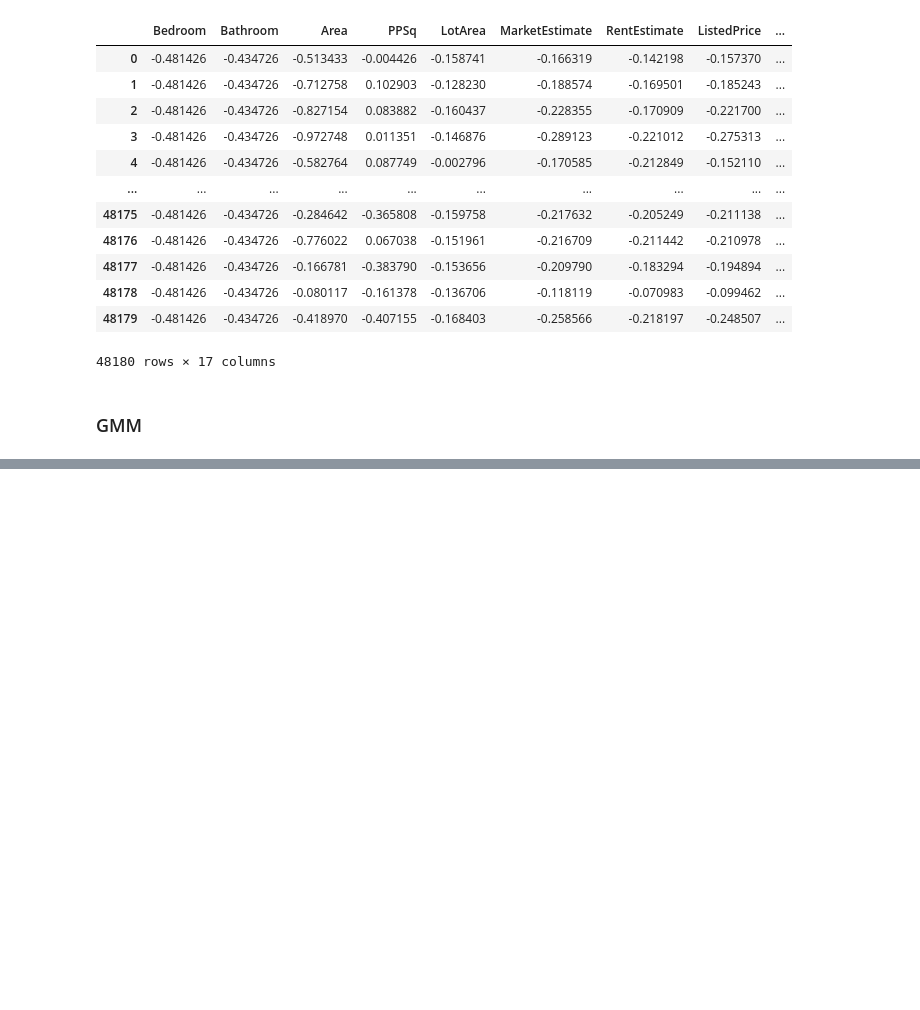
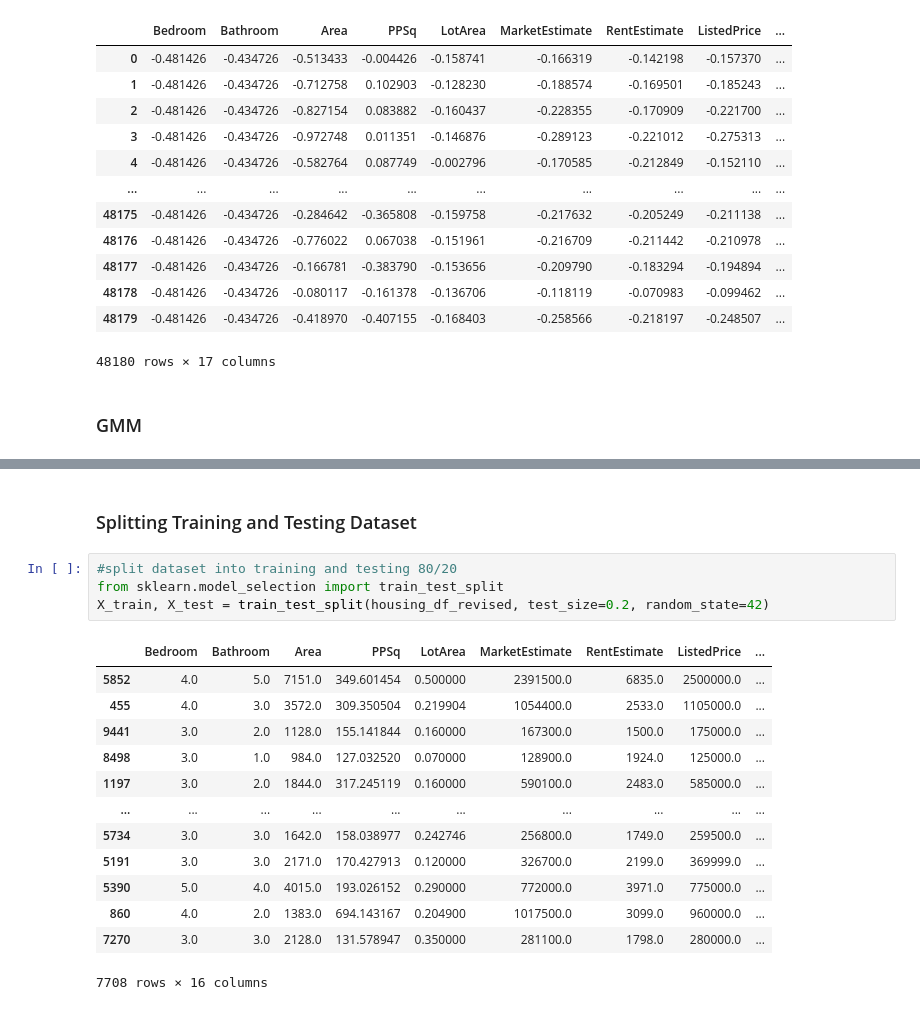
Before and after one commit to colinsutedja/COGS_118B_Project, a Jupyter notebook: Run umap.ipynb, the cells around one changed output, grey strips where cells are left out. Saved outputs shown, nothing was run; the diff lists cells and outputs as text; blank space fills up the shorter version.

Commit message:
split training and testing dataset

```diff
--- a/Run umap.ipynb
+++ b/Run umap.ipynb
@@ -484,3 +484,23 @@ all_nn_df_gmm
 | 48178 | -0.481426 | 0.527714 | 0.097542 | -0.427016 | -0.121450 | -0.180617 | -0.071827 | -0.162726 | ... |
 | 48179 | -0.481426 | 0.527714 | 0.022145 | -0.803631 | -0.145179 | -0.327176 | -0.014405 | -0.318204 | ... |
 48180 rows × 17 columns
+# %% [markdown]
+### Splitting Training and Testing Dataset
+# %%
+#split dataset into training and testing 80/20
+from sklearn.model_selection import train_test_split
+X_train, X_test = train_test_split(housing_df_revised, test_size=0.2, random_state=42)
+# %% [output]
+|  | Bedroom | Bathroom | Area | PPSq | LotArea | MarketEstimate | RentEstimate | ListedPrice | ... |
+| 5852 | 4.0 | 5.0 | 7151.0 | 349.601454 | 0.500000 | 2391500.0 | 6835.0 | 2500000.0 | ... |
+| 455 | 4.0 | 3.0 | 3572.0 | 309.350504 | 0.219904 | 1054400.0 | 2533.0 | 1105000.0 | ... |
+| 9441 | 3.0 | 2.0 | 1128.0 | 155.141844 | 0.160000 | 167300.0 | 1500.0 | 175000.0 | ... |
+| 8498 | 3.0 | 1.0 | 984.0 | 127.032520 | 0.070000 | 128900.0 | 1924.0 | 125000.0 | ... |
+| 1197 | 3.0 | 2.0 | 1844.0 | 317.245119 | 0.160000 | 590100.0 | 2483.0 | 585000.0 | ... |
+| ... | ... | ... | ... | ... | ... | ... | ... | ... | ... |
+| 5734 | 3.0 | 3.0 | 1642.0 | 158.038977 | 0.242746 | 256800.0 | 1749.0 | 259500.0 | ... |
+| 5191 | 3.0 | 3.0 | 2171.0 | 170.427913 | 0.120000 | 326700.0 | 2199.0 | 369999.0 | ... |
+| 5390 | 5.0 | 4.0 | 4015.0 | 193.026152 | 0.290000 | 772000.0 | 3971.0 | 775000.0 | ... |
+| 860 | 4.0 | 2.0 | 1383.0 | 694.143167 | 0.204900 | 1017500.0 | 3099.0 | 960000.0 | ... |
+| 7270 | 3.0 | 3.0 | 2128.0 | 131.578947 | 0.350000 | 281100.0 | 1798.0 | 280000.0 | ... |
+7708 rows × 16 columns
```
Also changed, not shown: parts of 4 cells of this notebook.
